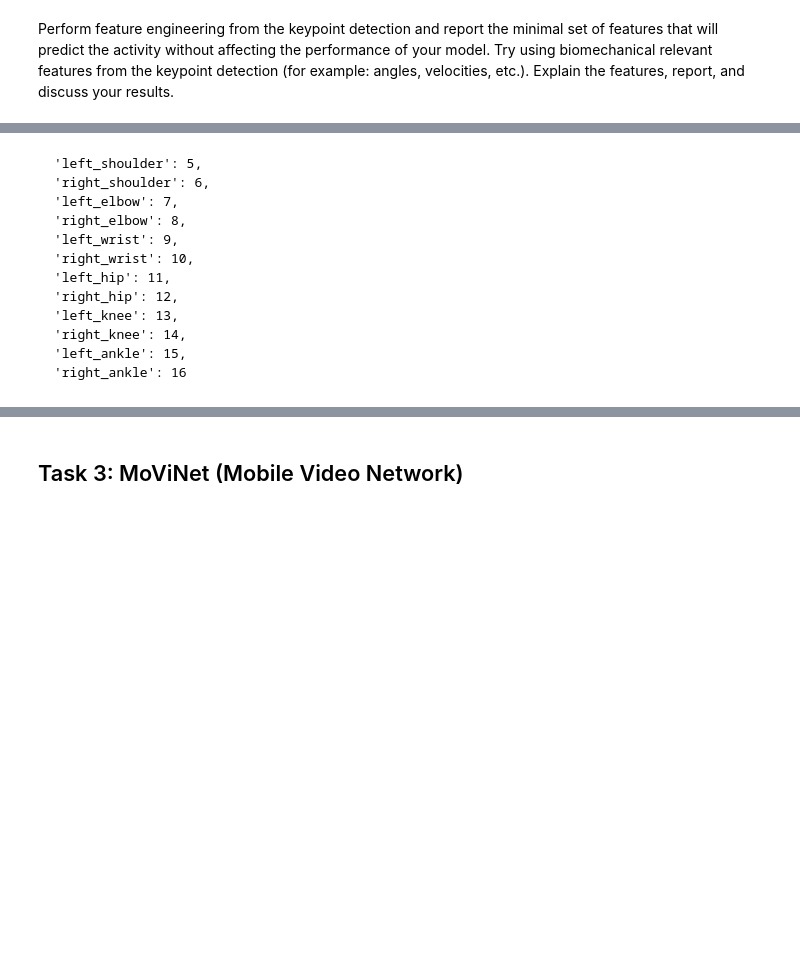
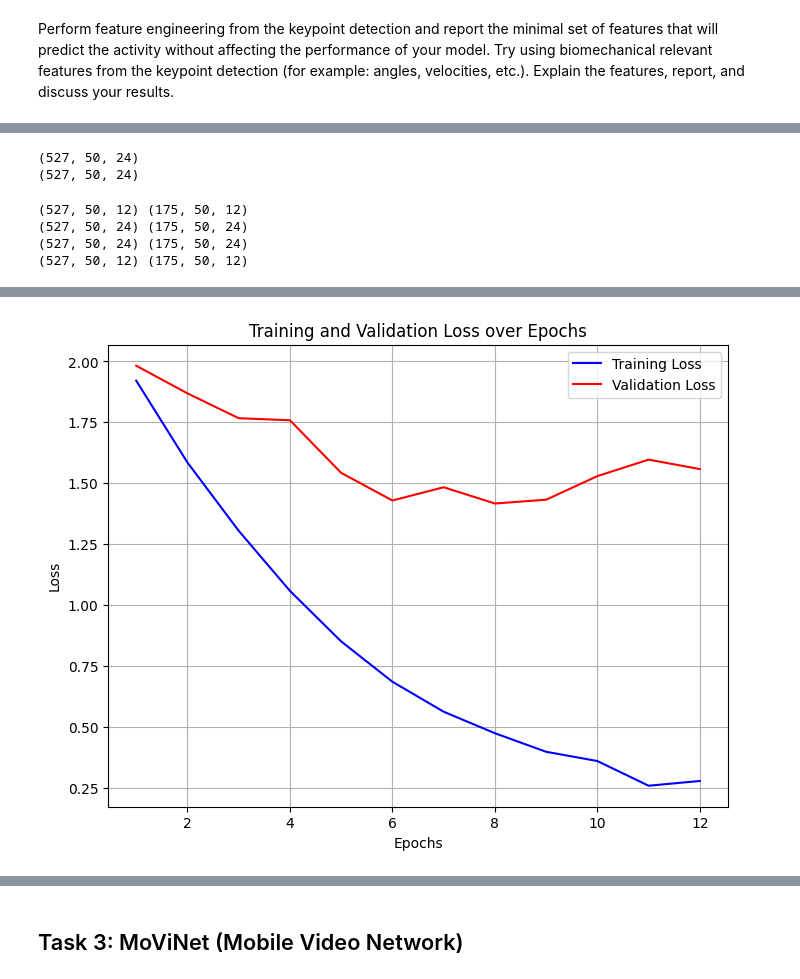
Before and after one commit to linahagberg/Assignment_4_Lina_Ella, a Jupyter notebook: Lina_Ella__assingment4.ipynb, the cells around one changed output, grey strips where cells are left out. Cells and saved outputs as stored; diff of their text form; code cells hidden in the pictures; blank space fills up the shorter version.

```diff
--- a/Lina_Ella__assingment4.ipynb
+++ b/Lina_Ella__assingment4.ipynb
@@ -874,36 +898,19 @@ def comp_something(feature,X):
                 feature_name.append(label + feature + ' y')
 
         value_all[idx] = feature_video
-    return value_all, feature_name
 
-vel_all,vel_name = comp_something('vel',X_normalized_bbox)
-acc_all,acc_name = comp_something('acc',X_normalized_bbox)
-(num_videos,seq_length, points) = X_normalized_bbox.shape
-test1 = acc_all[100]
-for i in range(0,test1.shape[1],2):
-    print(i)
-    print_plot_of_keypoint(test1[:,i],test1[:,i+1],acc_name[i])
+    value_all = value_all.reshape(num_videos,seq_length-1, points)
+    padded_value = np.pad(value_all, ((0, 0), (0, 1), (0, 0)), mode='constant', constant_values=0)
+    return padded_value, feature_name
 
-vel_all = vel_all.reshape(num_videos,seq_length-1, points)
-acc_all = acc_all.reshape(num_videos,seq_length-1, points)
+vel_all_train,vel_name = comp_something('vel',shuffled_X_train)
+vel_all_test,vel_name = comp_something('vel',shuffled_X_test)
 
-# padding to get the velocity in shape (455, 150, 26) and not (455,149,26)
-padded_vel = np.pad(vel_all, ((0, 0), (0, 1), (0, 0)), mode='constant', constant_values=0)
-padded_acc = np.pad(acc_all, ((0, 0), (0, 1), (0, 0)), mode='constant', constant_values=0)
+acc_all_train,acc_name = comp_something('acc',shuffled_X_train)
+acc_all_test,acc_name = comp_something('acc',shuffled_X_test)
+# %% [output]
+(527, 50, 24)
+(527, 50, 24)
-# %% [markdown]
-
-    'left_shoulder': 5,
-    'right_shoulder': 6,
-    'left_elbow': 7,
-    'right_elbow': 8,
-    'left_wrist': 9,
-    'right_wrist': 10,
-    'left_hip': 11,
-    'right_hip': 12,
-    'left_knee': 13,
-    'right_knee': 14,
-    'left_ankle': 15,
-    'right_ankle': 16
 # %%
 # Calc vector
 
@@ -960,5 +959,11 @@ for i in range(0,test.shape[1],2):
 # %%
 
-print(padded_acc.shape)
-print(padded_vel.shape)
-print(angle_data.shape)
+print(vector_train.shape,vector_test.shape)
+print(vel_all_train.shape,vel_all_test.shape )
+print(acc_all_train.shape,acc_all_test.shape)
+print(angle_train.shape,angle_test.shape)
+# %% [output]
+(527, 50, 12) (175, 50, 12)
+(527, 50, 24) (175, 50, 24)
+(527, 50, 24) (175, 50, 24)
+(527, 50, 12) (175, 50, 12)
@@ -969,28 +970,24 @@ print(np.isnan(angle_data).sum())
 # %%
 # Put the different values together in a collective array
 
-data_bio =  np.concatenate((padded_vel,padded_acc,angle_data,vector_all), axis=2) # ,padded_acc
-feature_list = vel_name + joint_names + acc_name + vector_names
-y_bio = Y_numpy
+data_bio_train =  np.concatenate((vel_all_train,acc_all_train,angle_train,vector_train), axis=2)
+y_bio_train = shuffled_y_train
+
+data_bio_test =  np.concatenate((vel_all_test,acc_all_test,angle_test,vector_test), axis=2)
+y_bio_test = shuffled_y_test
+
+feature_list = vel_name + acc_name + joint_names + vector_names
 # %%
 # Skapa en instans av modellen
 model2 = CustomModel()
 
 
 # Compile model
-optimizer = Adam(learning_rate=0.0005, clipnorm=1.0)
+optimizer = Adam(learning_rate=0.001, clipnorm=1.0)
 model2.compile(optimizer=optimizer, loss='categorical_crossentropy', metrics=['accuracy'])
 
 
-# Example usage
-window_size = 50
-stride = 10
-
-X_train ,X_test,  y_train, y_test, encoder =get_test_train(data_bio, y_bio)
-
-X_train_sliding, y_train_sliding = create_sliding_windows(X_train,y_train, window_size, stride)
-X_test_sliding, y_test_sliding = create_sliding_windows(X_test,y_test, window_size, stride)
-
 batch_size = 64
 epochs = 30
-loss, accuracy = train_model( model2, epochs,batch_size,X_train_sliding, y_train_sliding, X_test_sliding,y_test_sliding)
+loss, accuracy = train_model( model2, epochs,batch_size,data_bio_train, y_bio_train, data_bio_test,y_bio_test)
+# %% [output]
@@ -996,0 +1011 @@ loss, accuracy = train_model( model2, epochs,batch_size,X_train_sliding, y_train
+[figure, added]
```
Also changed, not shown: parts of 21 cells of this notebook.
